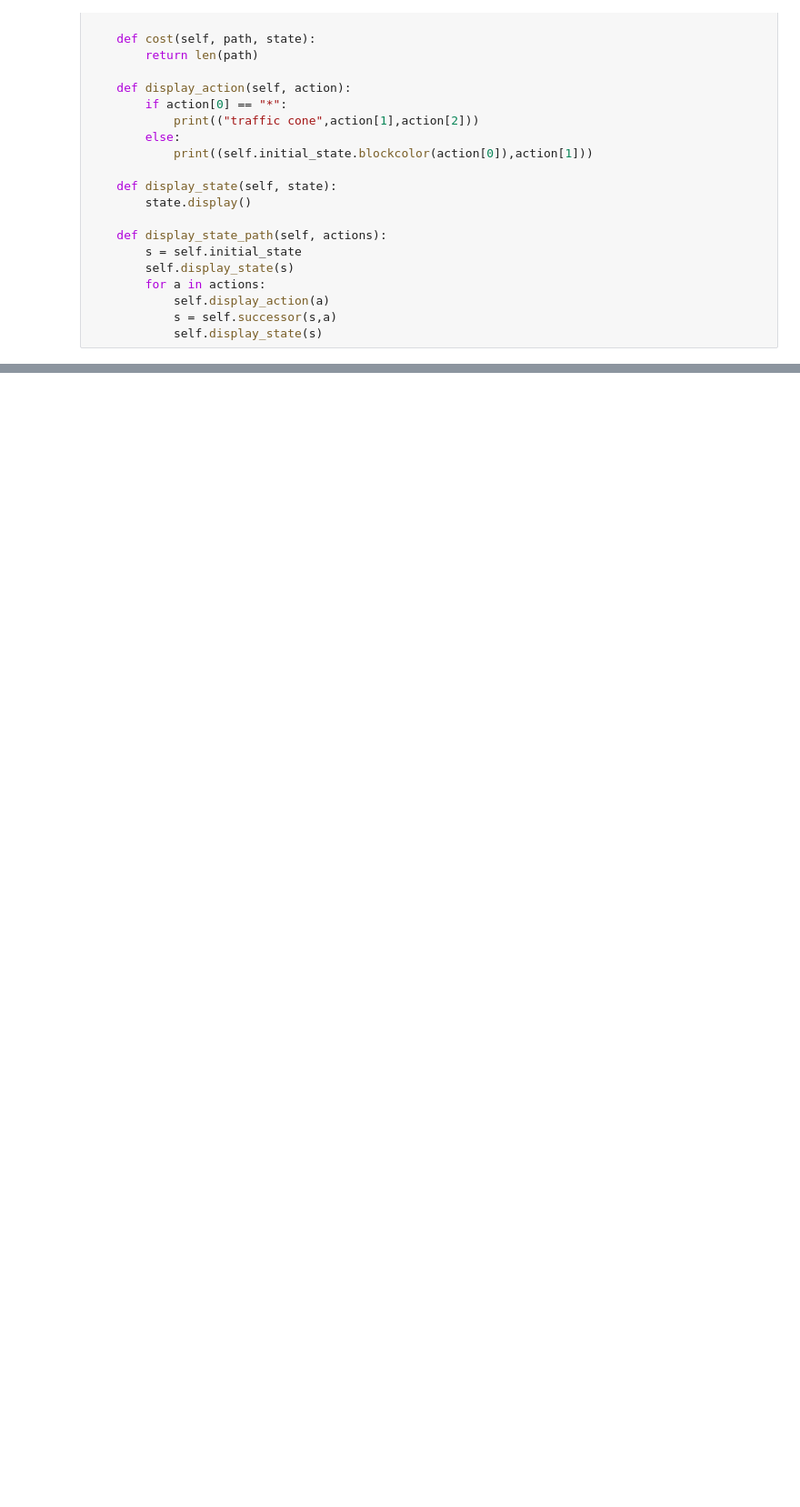
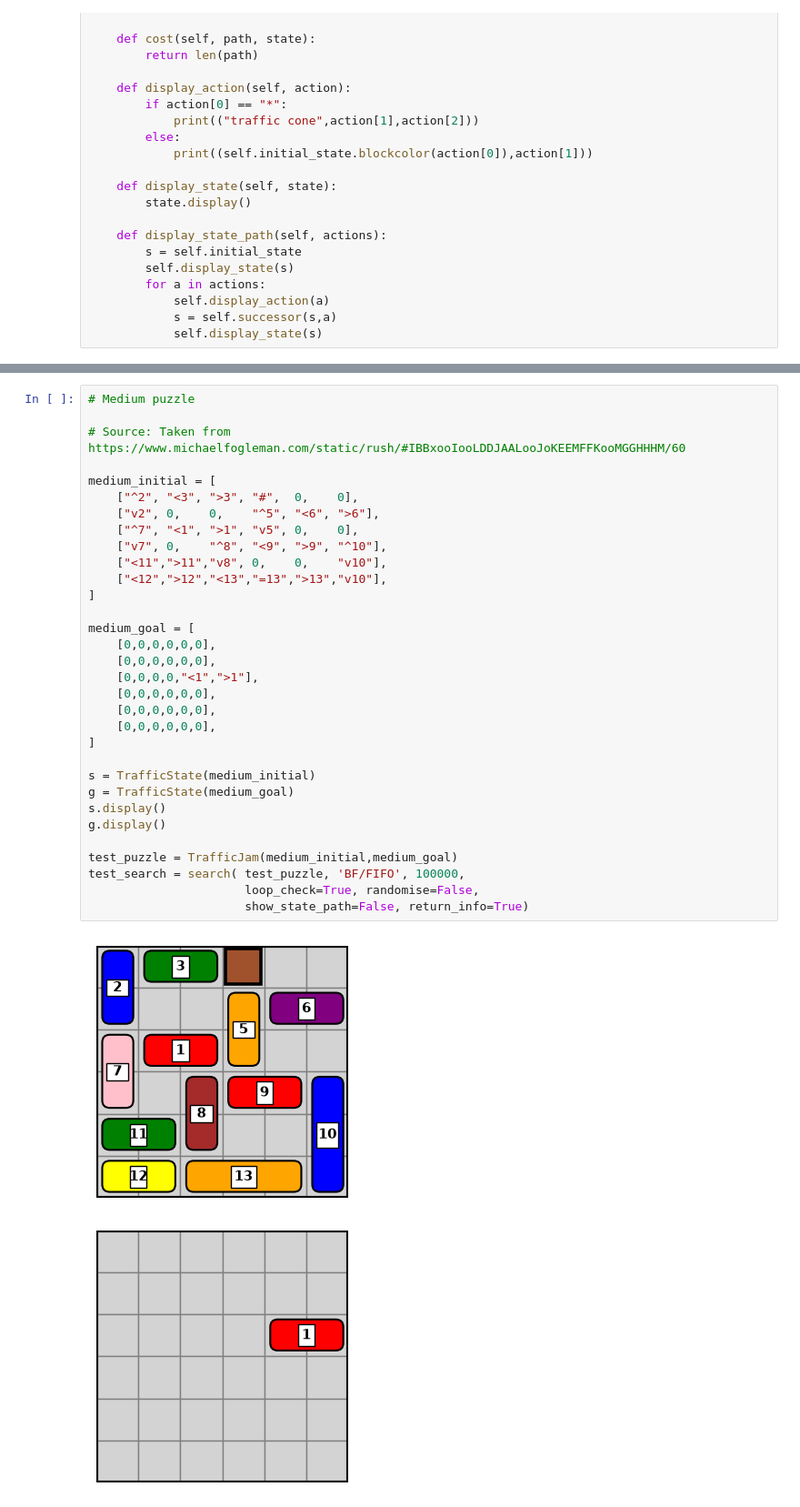
Before and after one commit to rjvb7424/AI-Robotics-Breif, a Jupyter notebook: Assignment_Part_1A_TrafficJam.ipynb, the cells around one changed output, grey strips where cells are left out. Shown at 91% size. Cells and saved outputs as stored; diff of their text form; blank space fills up the shorter version.

```diff
--- a/Assignment_Part_1A_TrafficJam.ipynb
+++ b/Assignment_Part_1A_TrafficJam.ipynb
@@ -232,0 +292,35 @@ class TrafficJam(SearchProblem):
+# %%
+# Medium puzzle
+
+# Source: Taken from https://www.michaelfogleman.com/static/rush/#IBBxooIooLDDJAALooJoKEEMFFKooMGGHHHM/60
+
+medium_initial = [
+    ["^2", "<3", ">3", "#",  0,    0],
+    ["v2", 0,    0,    "^5", "<6", ">6"],
+    ["^7", "<1", ">1", "v5", 0,    0],
+    ["v7", 0,    "^8", "<9", ">9", "^10"],
+    ["<11",">11","v8", 0,    0,    "v10"],
+    ["<12",">12","<13","=13",">13","v10"],
+]
+
+medium_goal = [
+    [0,0,0,0,0,0],
+    [0,0,0,0,0,0],
+    [0,0,0,0,"<1",">1"],
+    [0,0,0,0,0,0],
+    [0,0,0,0,0,0],
+    [0,0,0,0,0,0],
+]
+
+s = TrafficState(medium_initial)
+g = TrafficState(medium_goal)
+s.display()
+g.display()
+
+test_puzzle = TrafficJam(medium_initial,medium_goal)
+test_search = search( test_puzzle, 'BF/FIFO', 100000,
+                      loop_check=True, randomise=False,
+                      show_state_path=False, return_info=True)
+# %% [output]
+[figure, added]
+[figure, added]
```
Also changed, not shown: parts of 5 cells of this notebook.
